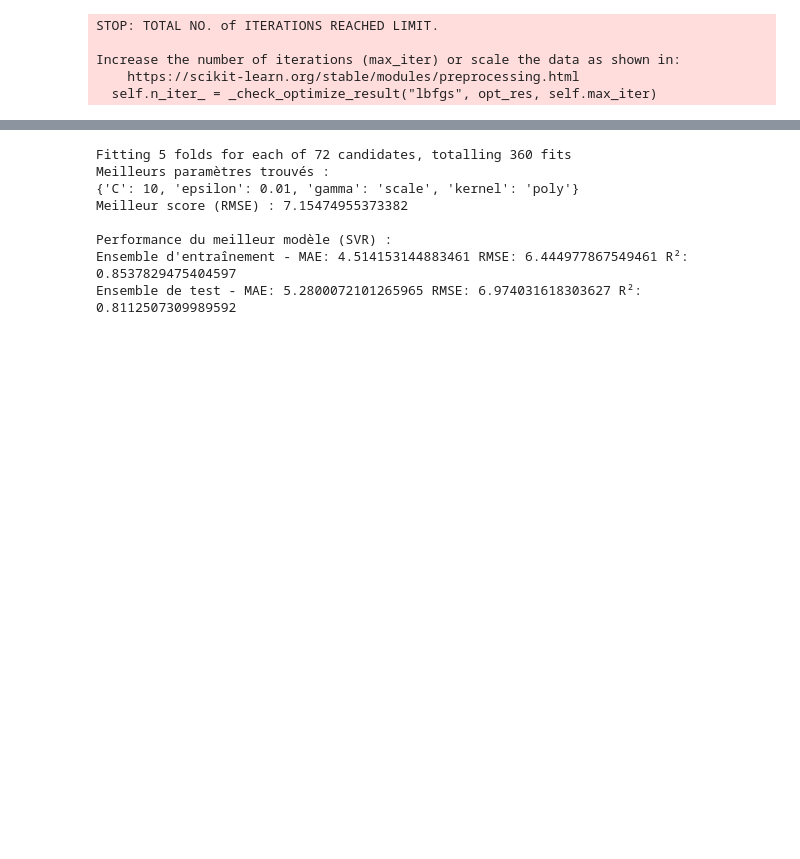
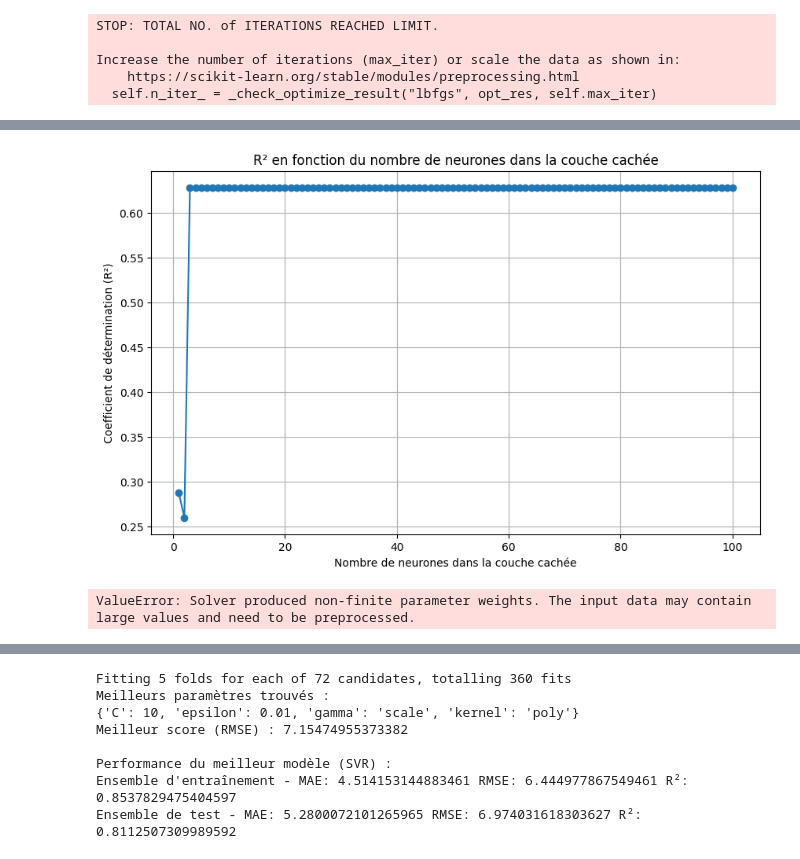
Before and after one commit to younesA99/svm, a Jupyter notebook: Untitled16.ipynb, the cells around one changed output, grey strips where cells are left out. Saved outputs shown, nothing was run; the diff lists cells and outputs as text; code cells hidden in the pictures; blank space fills up the shorter version.

```diff
--- a/Untitled16.ipynb
+++ b/Untitled16.ipynb
@@ -314,0 +589,79 @@ Increase the number of iterations (max_iter) or scale the data as shown in:
+# %%
+import numpy as np
+import matplotlib.pyplot as plt
+
+# Hyperparamètres fixes
+activation = 'identity'
+solver = 'lbfgs'
+alpha = 0.0001
+max_iter = 1000
+
+# Nombre de neurones dans la couche cachée à tester
+hidden_layer_sizes_range = range(1, 101)
+
+r2_scores = []
+
+for num_neurons in hidden_layer_sizes_range:
+    # Définition des hyperparamètres avec le nombre de neurones actuel
+    hidden_layer_sizes = (num_neurons,)
+
+    # Initialisation du modèle MLPRegressor avec les hyperparamètres spécifiés
+    ann_model = MLPRegressor(hidden_layer_sizes=hidden_layer_sizes, activation=activation,
+                             solver=solver, alpha=alpha, max_iter=max_iter, random_state=42)
+
+    # Entraînement du modèle
+    ann_model.fit(x_train, y_train)
+
+    # Évaluation de la performance sur l'ensemble de test
+    y_test_pred = ann_model.predict(x_test)
+    r2_test = r2_score(y_test, y_test_pred)
+
+    r2_scores.append(r2_test)
+
+# Affichage du graphique de R² en fonction du nombre de neurones dans la couche cachée
+plt.figure(figsize=(10, 6))
+plt.plot(hidden_layer_sizes_range, r2_scores, marker='o', linestyle='-')
+plt.title("R² en fonction du nombre de neurones dans la couche cachée")
+plt.xlabel("Nombre de neurones dans la couche cachée")
+plt.ylabel("Coefficient de détermination (R²)")
+plt.grid(True)
+plt.show()
+# %% [output]
+[figure, added]
+# %%
+# Listes des activations et des solveurs à tester
+activations = ['identity', 'logistic', 'tanh', 'relu']
+solvers = ['lbfgs', 'sgd', 'adam']
+
+# Initialisation des variables pour stocker la meilleure combinaison d'activation et de solver
+best_activation = None
+best_solver = None
+best_r2_score = -float('inf')  # Initialisation à une valeur très basse
+
+for activation in activations:
+    for solver in solvers:
+        # Initialisation du modèle avec les hyperparamètres actuels
+        ann_model = MLPRegressor(activation=activation, solver=solver, random_state=42)
+
+        # Entraînement du modèle
+        ann_model.fit(x_train, y_train)
+
+        # Prédiction sur l'ensemble de test
+        y_test_pred = ann_model.predict(x_test)
+
+        # Calcul du coefficient de détermination (R²)
+        r2_score_current = r2_score(y_test, y_test_pred)
+
+        # Comparaison avec la meilleure performance actuelle
+        if r2_score_current > best_r2_score:
+            best_r2_score = r2_score_current
+            best_activation = activation
+            best_solver = solver
+
+# Affichage de la meilleure combinaison d'activation et de solver
+print("Meilleure combinaison :")
+print("Activation :", best_activation)
+print("Solver :", best_solver)
+print("Meilleur score (R²) :", best_r2_score)
+# %% [output]
+ValueError: Solver produced non-finite parameter weights. The input data may contain large values and need to be preprocessed.
```
Also changed, not shown: parts of 10 cells of this notebook.
